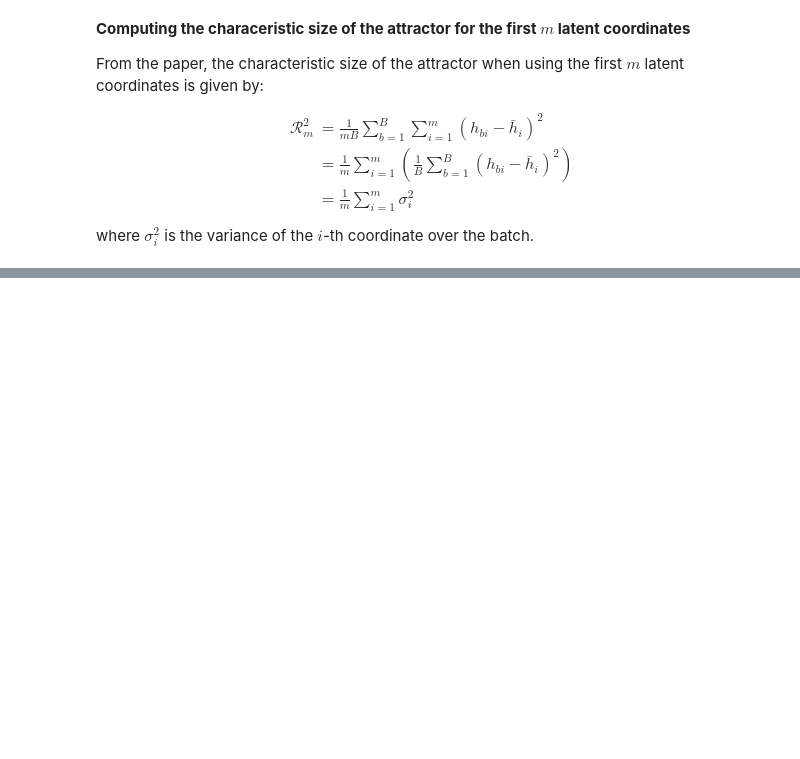
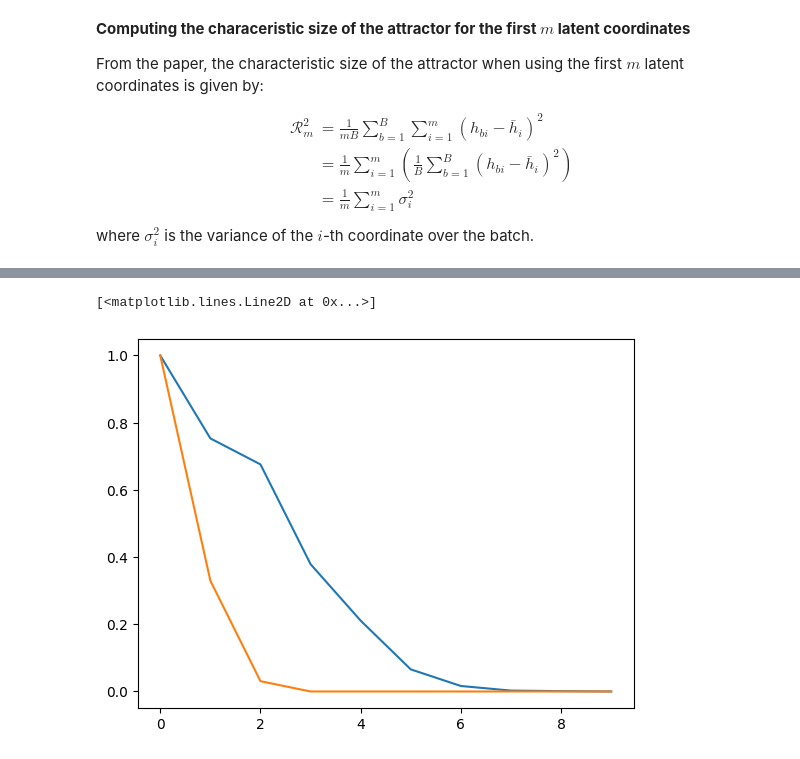
Before and after one commit to adamjeisen/JacobianODE, a Jupyter notebook: _jupyter/FNN (demo).ipynb, the cells around one changed output, grey strips where cells are left out. Saved outputs shown, nothing was run; the diff lists cells and outputs as text; code cells hidden in the pictures; blank space fills up the shorter version.

```diff
--- a/_jupyter/FNN (demo).ipynb
+++ b/_jupyter/FNN (demo).ipynb
@@ -96,0 +198,6 @@ torch.Size([10, 16])
+# %%
+plt.plot(results["norm_var"][1])
+plt.plot(norm_var_true)
+# %% [output]
+[<matplotlib.lines.Line2D at 0x...>]
+[figure, added]
```
Also changed, not shown: parts of 24 cells of this notebook, 11 other files.
